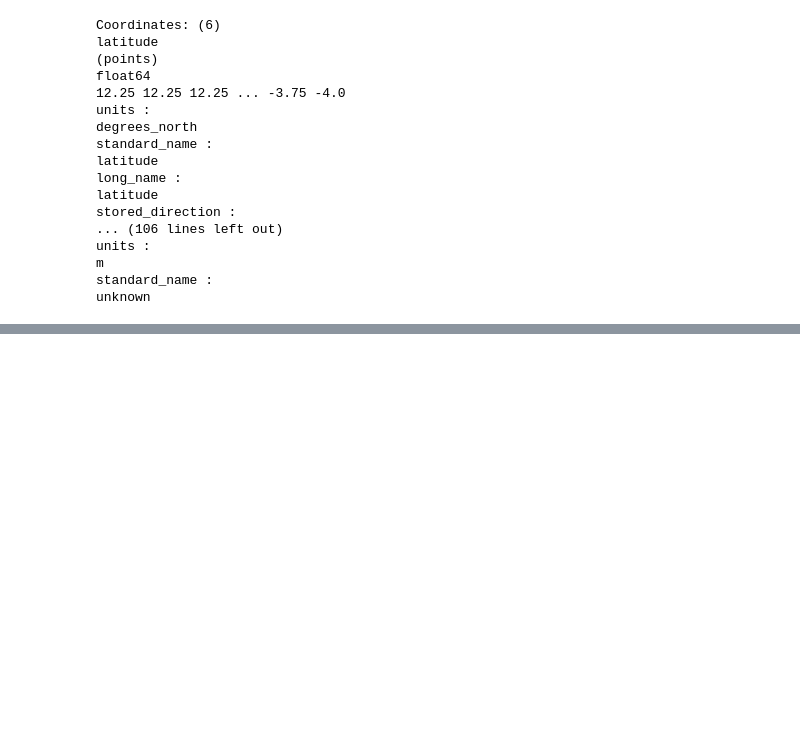
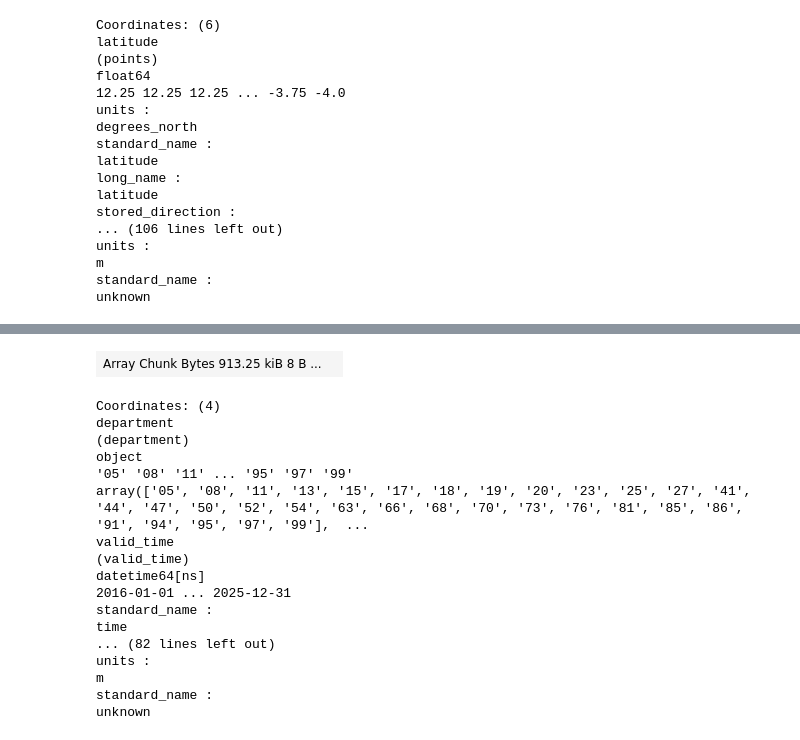
Before and after one commit to CarlosBlanco1/ColombiaDengueForecasting, a Jupyter notebook: notebooks/explore_dengue_cases.ipynb, the cells around one changed output, grey strips where cells are left out. Cells and saved outputs as stored; diff of their text form; code cells hidden in the pictures; blank space fills up the shorter version.

```diff
--- a/notebooks/explore_dengue_cases.ipynb
+++ b/notebooks/explore_dengue_cases.ipynb
@@ -881,5 +891,24 @@ m
 standard_name :
 unknown
 # %%
-daily_precipitation_by_department['valid_time'].values
+cell_weights = np.cos(np.deg2rad(daily_precipitation_by_department['latitude']))
+department_codes = np.unique(daily_precipitation_by_department['department'].values)
+
+weighted_department_means = []
+
+for code in department_codes:
+    is_in_department = daily_precipitation_by_department['department'] == code
+
+    department_cells = daily_precipitation_by_department.where(is_in_department, drop=True)
+    department_weights = cell_weights.where(is_in_department, drop=True)
+
+    weighted_department_mean = department_cells.weighted(department_weights).mean(dim='points')
+
+    weighted_department_mean = weighted_department_mean.expand_dims(department=[code])
+
+    weighted_department_means.append(weighted_department_mean)
+
+daily_avg_p_by_department = xr.concat(weighted_department_means, dim='department')
+daily_avg_p_by_department = daily_avg_p_by_department.sel(valid_time=slice('2016-01-01', '2025-12-31'))
+daily_avg_p_by_department
 # %% [output]
@@ -890,0 +921,18 @@ array(['2015-12-31T00:00:00.000000000', '2016-01-01T00:00:00.000000000',
+| Array Chunk Bytes 913.25 kiB 8 B ... |  |
+Coordinates: (4)
+department
+(department)
+object
+'05' '08' '11' ... '95' '97' '99'
+array(['05', '08', '11', '13', '15', '17', '18', '19', '20', '23', '25', '27', '41', '44', '47', '50', '52', '54', '63', '66', '68', '70', '73', '76', '81', '85', '86', '91', '94', '95', '97', '99'],  ...
+valid_time
+(valid_time)
+datetime64[ns]
+2016-01-01 ... 2025-12-31
+standard_name :
+time
+... (82 lines left out)
+units :
+m
+standard_name :
+unknown
```
Also changed, not shown: parts of 5 cells of this notebook.
